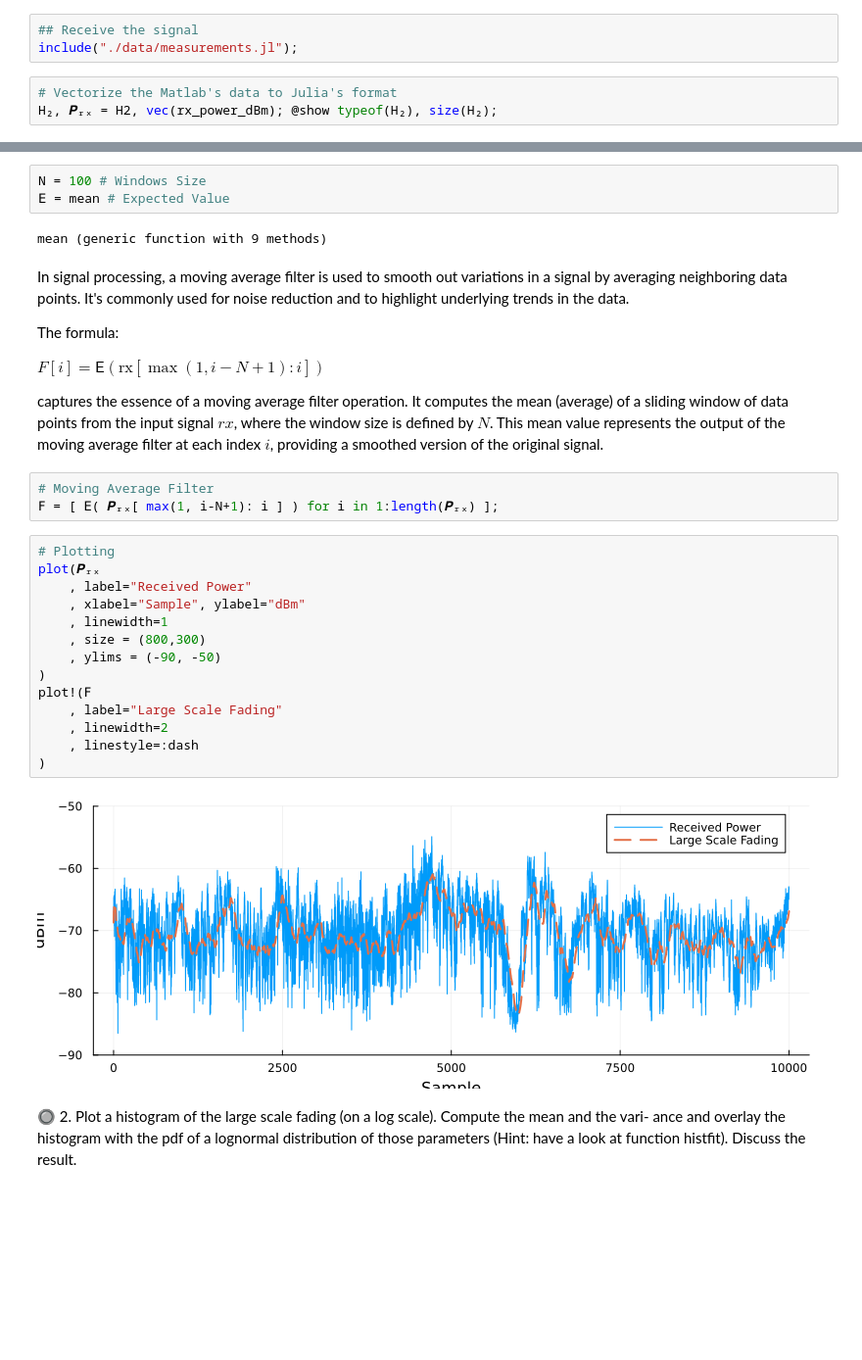
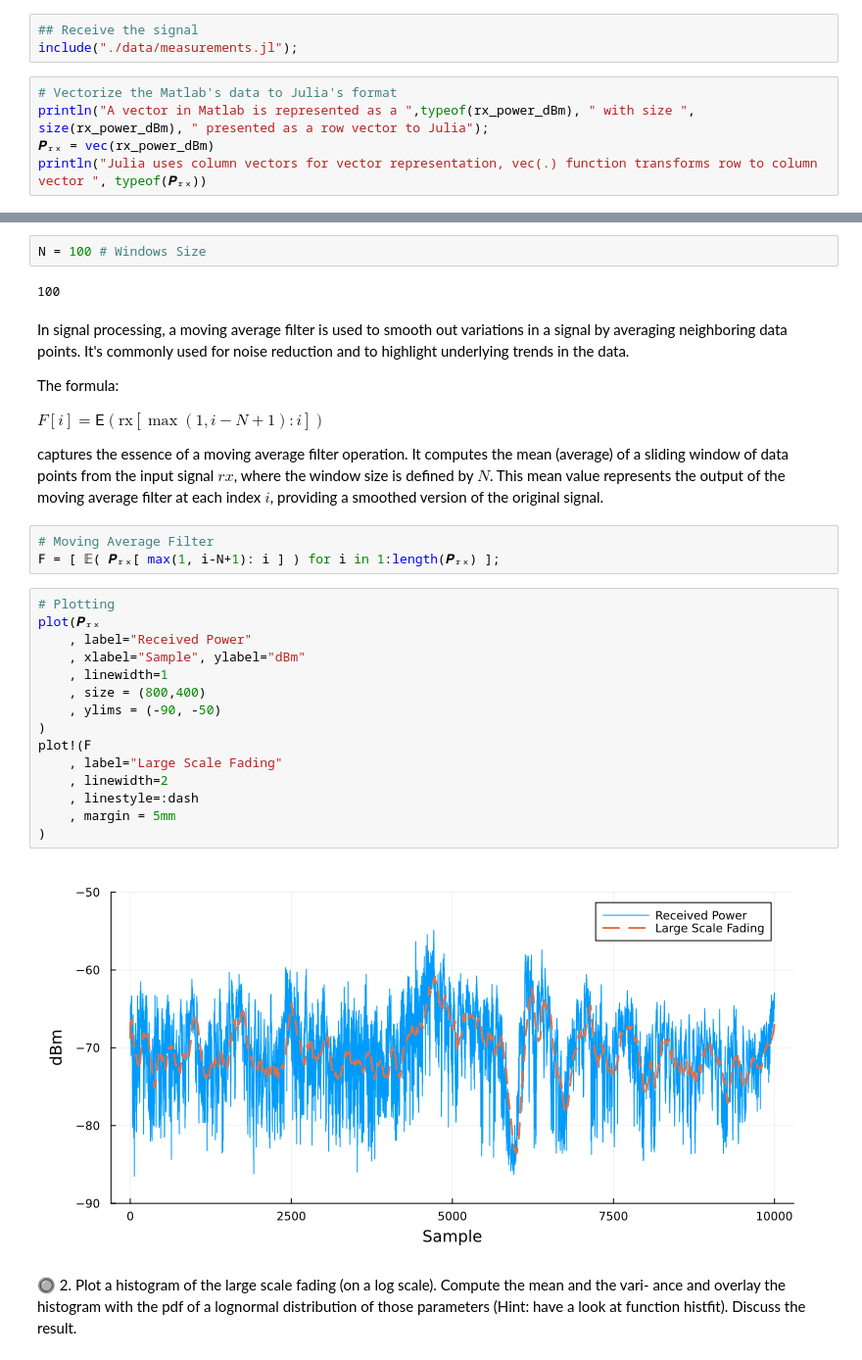
Before and after one commit to setrar/RADIO, a Jupyter notebook: Assignements/2/REPORT.ipynb, the cells around one changed output, grey strips where cells are left out. Shown at 98% size. Saved outputs shown, nothing was run; the diff lists cells and outputs as text; blank space fills up the shorter version.

```diff
--- a/Assignements/2/REPORT.ipynb
+++ b/Assignements/2/REPORT.ipynb
@@ -13,5 +13,7 @@ Brice Setra Robert
 include("./data/measurements.jl");
 # %%
 # Vectorize the Matlab's data to Julia's format
-H₂, 𝑷ᵣₓ = H2, vec(rx_power_dBm); @show typeof(H₂), size(H₂);
+println("A vector in Matlab is represented as a ",typeof(rx_power_dBm), " with size ", size(rx_power_dBm), " presented as a row vector to Julia");
+𝑷ᵣₓ = vec(rx_power_dBm)
+println("Julia uses column vectors for vector representation, vec(.) function transforms row to column vector ", typeof(𝑷ᵣₓ))
 # %% [output]
@@ -21,35 +30,35 @@ using Plots, Statistics
 # %%
 N = 100 # Windows Size
-𝖤 = mean # Expected Value
 # %% [output]
-mean (generic function with 9 methods)
+100
 # %% [markdown]
 In signal processing, a moving average filter is used to smooth out variations in a signal by averaging neighboring data points. It's commonly used for noise reduction and to highlight underlying trends in the data.
 
 The formula:
 
-$ F[i] = \text{𝖤}\left( \text{rx}[ \max(1, i-N+1): i ] \right) $
+   $ F[i] = \text{𝖤}\left( \text{rx}[ \max(1, i-N+1): i ] \right) $
 
 captures the essence of a moving average filter operation. It computes the mean (average) of a sliding window of data points from the input signal $ rx $, where the window size is defined by $ N $. This mean value represents the output of the moving average filter at each index $ i $, providing a smoothed version of the original signal.
 # %%
 # Moving Average Filter
-𝖥 = [ 𝖤( 𝑷ᵣₓ[ max(1, i-N+1): i ] ) for i in 1:length(𝑷ᵣₓ) ];
+𝖥 = [ 𝔼( 𝑷ᵣₓ[ max(1, i-N+1): i ] ) for i in 1:length(𝑷ᵣₓ) ];
 # %%
 # Plotting
 plot(𝑷ᵣₓ
     , label="Received Power"
     , xlabel="Sample", ylabel="dBm"
     , linewidth=1
-    , size = (800,300)
+    , size = (800,400)
     , ylims = (-90, -50)
 )
 plot!(𝖥
     , label="Large Scale Fading"
     , linewidth=2
     , linestyle=:dash
+    , margin = 5mm
 )
 # %% [output]
-[figure, old version]
+[figure, new version]
 # %% [markdown]
 &#x1F518; 2. Plot a histogram of the large scale fading (on a log scale). Compute the mean and the vari- ance and overlay the histogram with the pdf of a lognormal
 distribution of those parameters (Hint: have a look at function histfit). Discuss the result.
```
Also changed, not shown: parts of 20 cells of this notebook.
